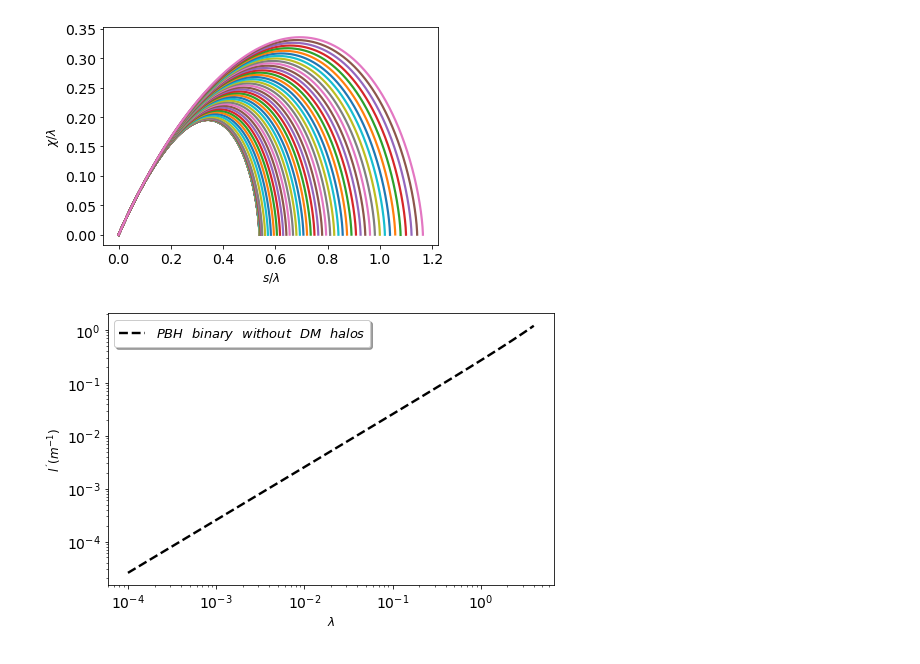
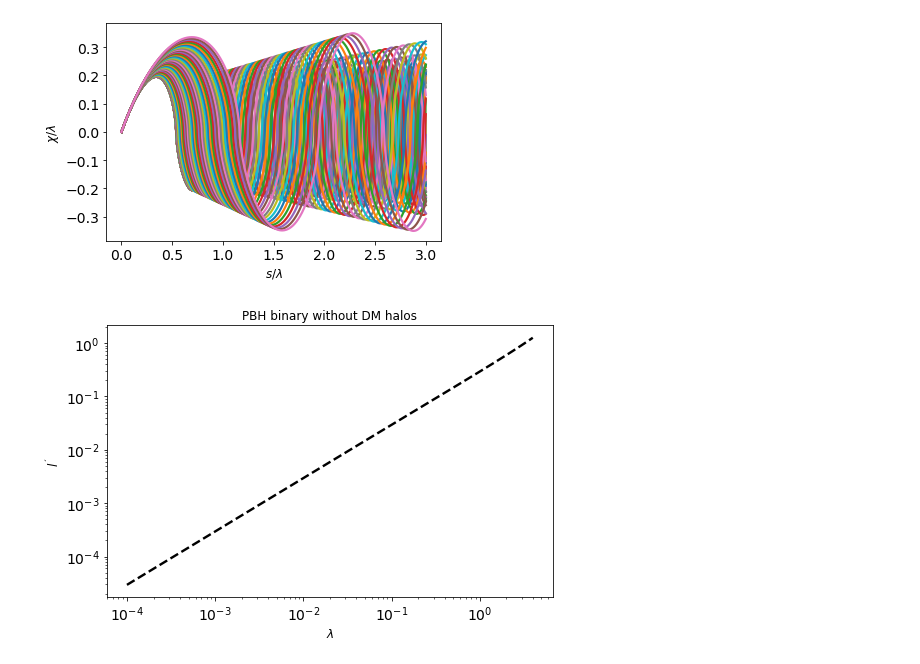
Before and after one commit to pratibhajangra591/Ifca-github, a Jupyter notebook: tidal torque.ipynb, the cells around one changed output. Drawn from its saved outputs; the diff is of its cells as text; code cells hidden in the pictures.

```diff
--- a/tidal torque.ipynb
+++ b/tidal torque.ipynb
@@ -21,7 +21,7 @@ from scipy.optimize import curve_fit
 t_eq=1.59246e12       # in units of seconds
 rho_eq=2.15368e-16    # in units of kg.m^-3
 G=6.67e-11            # in units of m^3.kg^-1.s^-2
-a_eq=2.9374e-4        # scale factor corresponding to matter radiation equlaity
+a_eq=2.9374e-4        # scale factor corresponding to matter radiation equality
 
 
 
@@ -42,41 +42,15 @@ def H(s):
     return (1/((s**4)*h(s)))
 
 
-def s_osc(λ_0):
-    def f(u,s,λ_0):
-        return [u[1], -((s*g(s)+h(s))*((s*u[1]-u[0]))/(h(s)*s**2))-((u[0])/((((h(s)*s)**2))*λ_0
-                     *((u[0]**2+b**2)**(3/2))))]
-    separation0= [1e-12,1]
-    b=(3*λ_0)/100000
-    ss= np.linspace(1e-12,(2*λ_0),1000000)
-    us= odeint(f,separation0,ss,args=( λ_0,))
-    separations= us[:,0]
-    As=ss/λ_0
-    Bs=separations/λ_0
-    Bs_list = Bs.tolist()
-    As_list = As.tolist()
-    for i in  range(1,len(Bs_list)):
-        B=(Bs[i])
-        c=As[i]
-        if B<0:
-            break
-    C=c*λ_0
-    return C
 
 
-s_list=np.zeros(len(λ_list))
-for k, λ_0 in enumerate(λ_list):
-    s_list[k] = s_osc(λ_0)         #s at which the PBHs cross each other for the first time in
-                                          # the binary.
-
-
-def integral(λ_0,s):
+def integral(λ_0):
     def f(u,s,λ_0):
         return [u[1], -((s*g(s)+h(s))*((s*u[1]-u[0]))/(h(s)*s**2))-((u[0])/((((h(s)*s)**2))*λ_0
                      *((u[0]**2+b**2)**(3/2))))]
     separation0= [1e-12,1]
     b= (3*λ_0)/100000
-    ss= np.linspace(1e-12,s,1000000)
+    ss= np.linspace(1e-12,(3*λ_0),1000000)
     us= odeint(f,separation0,ss,args=( λ_0,))
     separations= us[:,0]
     As=ss/λ_0
@@ -84,42 +58,40 @@ def integral(λ_0,s):
     plt.rc('lines', linewidth=2.2)
     plt.xticks(fontsize=14)
     plt.yticks(fontsize=14)
     plt.plot(As,Bs,'')
     plt.xlabel('$s/λ$',fontsize=12)
     plt.ylabel('$χ/λ$',fontsize=12)
     χ=separations**2
     s_list=ss.tolist()
     H_list=np.zeros(len(s_list))
     for i, s in enumerate(s_list):
         H_list[i] = H(s)
     integrand=( χ*H_list)
     x=np.trapz(integrand,s_list)
     return x
 
 
 l_list=np.zeros(len(λ_list))
-for i, (λ_0,s) in enumerate(zip(λ_list,s_list)):
-    l_list[i] = integral(λ_0,s)
+for i, (λ_0) in enumerate(λ_list):
+    l_list[i] = integral(λ_0)
 
 
 
 
 
 plt.rc('lines', linewidth=2.4)
 plt.figure(figsize=(8,5))
 plt.loglog(λ_list,l_list,'k--')
 plt.xticks(fontsize=14)
 plt.yticks(fontsize=14)
 plt.xlabel('$λ$',fontsize=12)
-plt.ylabel('$l^{´}(m^{-1})$',fontsize=12)
-plt.legend(['$PBH\hspace{0.7} binary\hspace{0.7} without\hspace{0.7} DM\hspace{0.7} halos$'],prop = {'size' :13},
-              loc='upper left',shadow = True,
-           facecolor = 'white',fontsize=19)
-
+plt.ylabel('$l^{´}$',fontsize=12)
+plt.title('PBH binary without DM halos')
+plt.savefig("1.pdf")
 plt.show()
 # %% [output]
-[figure, old version]
+[figure, new version]
-[figure, old version]
+[figure, new version]
 # %%
 # Fitting of the the curve for the value of l^{'}/λ vs λ for the PBH binary without dark matter
 # halos.
```
Also changed, not shown: parts of 8 cells of this notebook.
